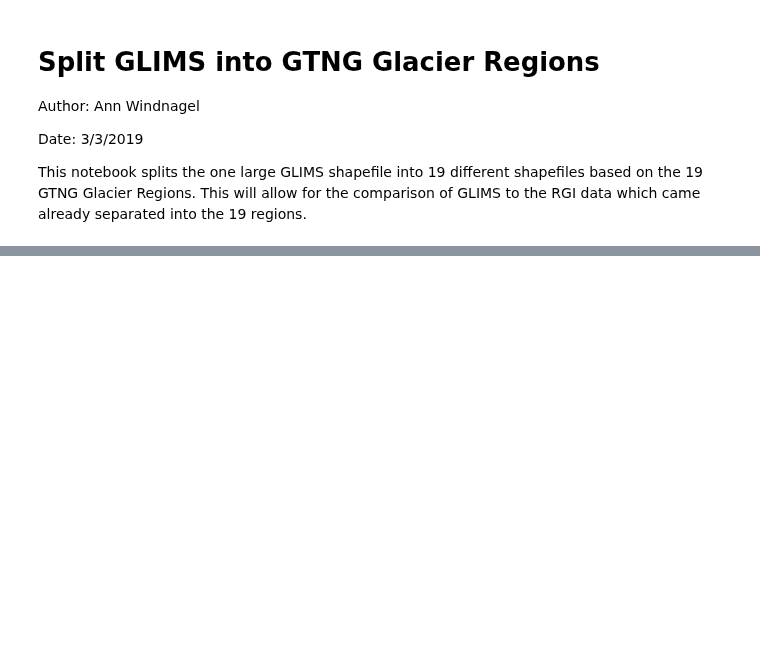
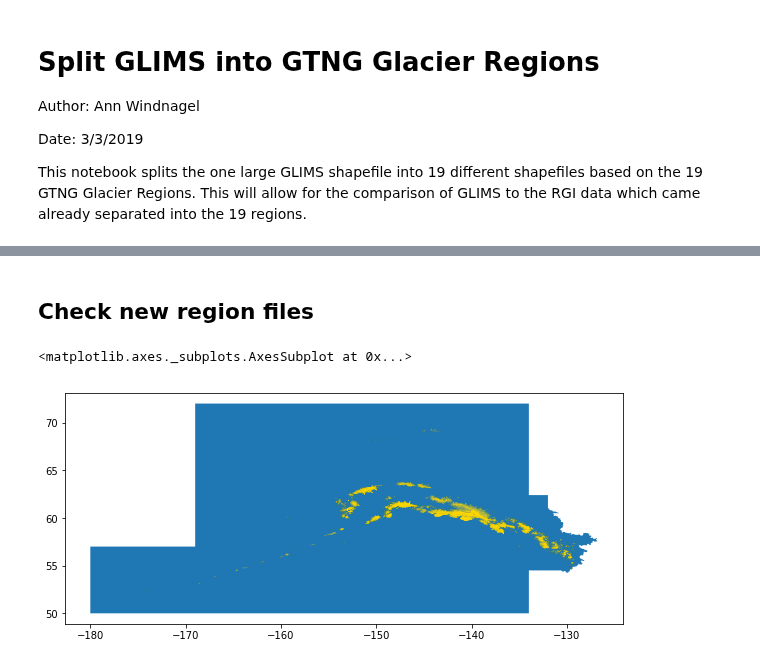
Before and after one commit to windnage/wgms-glacier-project, a Jupyter notebook: notebooks/split-glims-into-gtng-regions.ipynb, the cells around one changed output, grey strips where cells are left out. Drawn from its saved outputs; the diff is of its cells as text; code cells hidden in the pictures; blank space fills up the shorter version.

```diff
--- a/notebooks/split-glims-into-gtng-regions.ipynb
+++ b/notebooks/split-glims-into-gtng-regions.ipynb
@@ -342,0 +37,5 @@ False
+# %%
+# Open cleaned GTN-G region shapefile
+glacier_regions_fp = "data/gtn-g-glacier-regions/cleaned/GTN-G_glacier_regions_201707_cleaned.shp"
+glacier_regions = gpd.read_file(glacier_regions_fp)
+glacier_regions
@@ -342,0 +60,9 @@ False
+# %%
+# Create a list with all the region names
+region_names = ["Alaska", "Western Canada and USA",
+                "Arctic Canada, North", "Arctic Canada, South",
+                "Greenland Periphery", "Iceland", "Svalbard and Jan Mayen",
+                "Scandinavia", "Russian Arctic", "Asia, North", "Central Europe",
+                "Caucasus and Middle East", "Asia, Central", "Asia, South West",
+                "Asia, South East", "Low Latitudes", "Southern Andes", "New Zealand",
+                "Antarctic and Subantarctic"]
@@ -342,0 +79,9 @@ False
+# %% [markdown]
+## Check new region files
+# %%
+# Set a few regions to plot
+# Region 1 - Alaska
+region_1 = glacier_regions[glacier_regions.FULL_NAME == region_names[0]]
+region_2 = glacier_regions[glacier_regions.FULL_NAME == region_names[1]]
+region_11 = glacier_regions[glacier_regions.FULL_NAME == region_names[10]]
+region_17 = glacier_regions[glacier_regions.FULL_NAME == region_names[16]]
@@ -342,0 +99,8 @@ False
+# %%
+# plot all the glims region 1 outlines in region 1
+fig, ax1 = plt.subplots(figsize=(10, 10))
+region_1.plot(ax=ax1)
+glims_polygons_r1.plot(ax=ax1, color='gold')
+# %% [output]
+<matplotlib.axes._subplots.AxesSubplot at 0x...>
+[figure, added]
```
Also changed, not shown: parts of 52 cells of this notebook, 1 other file.
